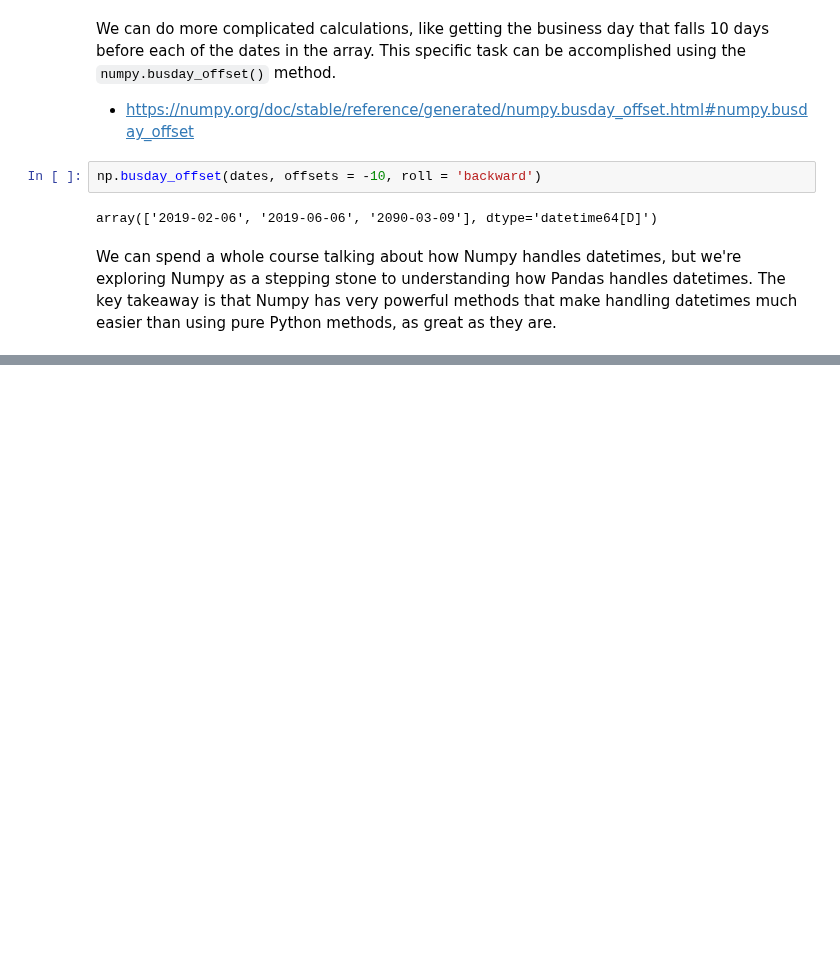
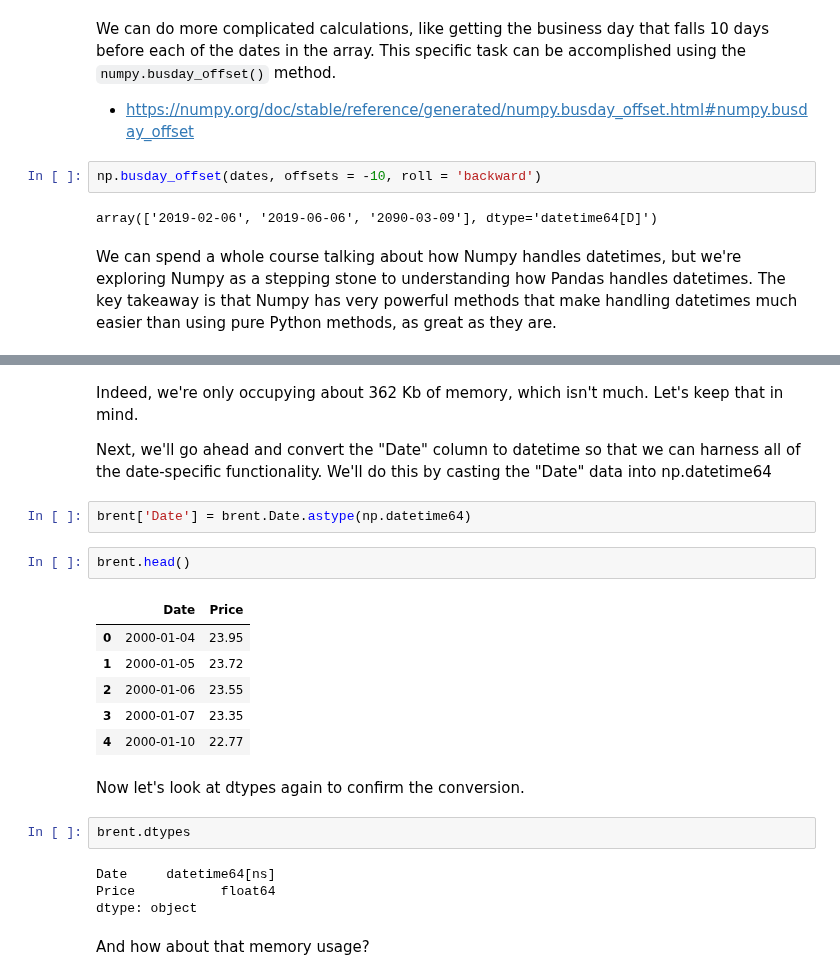
Before and after one commit to jgabunilas/pandas-bootcamp, a Jupyter notebook: Section10_Handling_Date_and_Time/Section10_Handling_Date_and_Time.ipynb, the cells around one changed output, grey strips where cells are left out. Drawn from its saved outputs; the diff is of its cells as text; blank space fills up the shorter version.

```diff
--- a/Section10_Handling_Date_and_Time/Section10_Handling_Date_and_Time.ipynb
+++ b/Section10_Handling_Date_and_Time/Section10_Handling_Date_and_Time.ipynb
@@ -341,0 +464,25 @@ We can spend a whole course talking about how Numpy handles datetimes, but we're
+# %% [markdown]
+Indeed, we're only occupying about 362 Kb of memory, which isn't much. Let's keep that in mind.
+
+Next, we'll go ahead and convert the "Date" column to datetime so that we can harness all of the date-specific functionality. We'll do this by casting the "Date" data into np.datetime64
+# %%
+brent['Date'] = brent.Date.astype(np.datetime64)
+# %%
+brent.head()
+# %% [output]
+|  | Date | Price |
+| 0 | 2000-01-04 | 23.95 |
+| 1 | 2000-01-05 | 23.72 |
+| 2 | 2000-01-06 | 23.55 |
+| 3 | 2000-01-07 | 23.35 |
+| 4 | 2000-01-10 | 22.77 |
+# %% [markdown]
+Now let's look at dtypes again to confirm the conversion.
+# %%
+brent.dtypes
+# %% [output]
+Date     datetime64[ns]
+Price           float64
+dtype: object
+# %% [markdown]
+And how about that memory usage?
```
Also changed, not shown: parts of 56 cells of this notebook, 1 other file.
